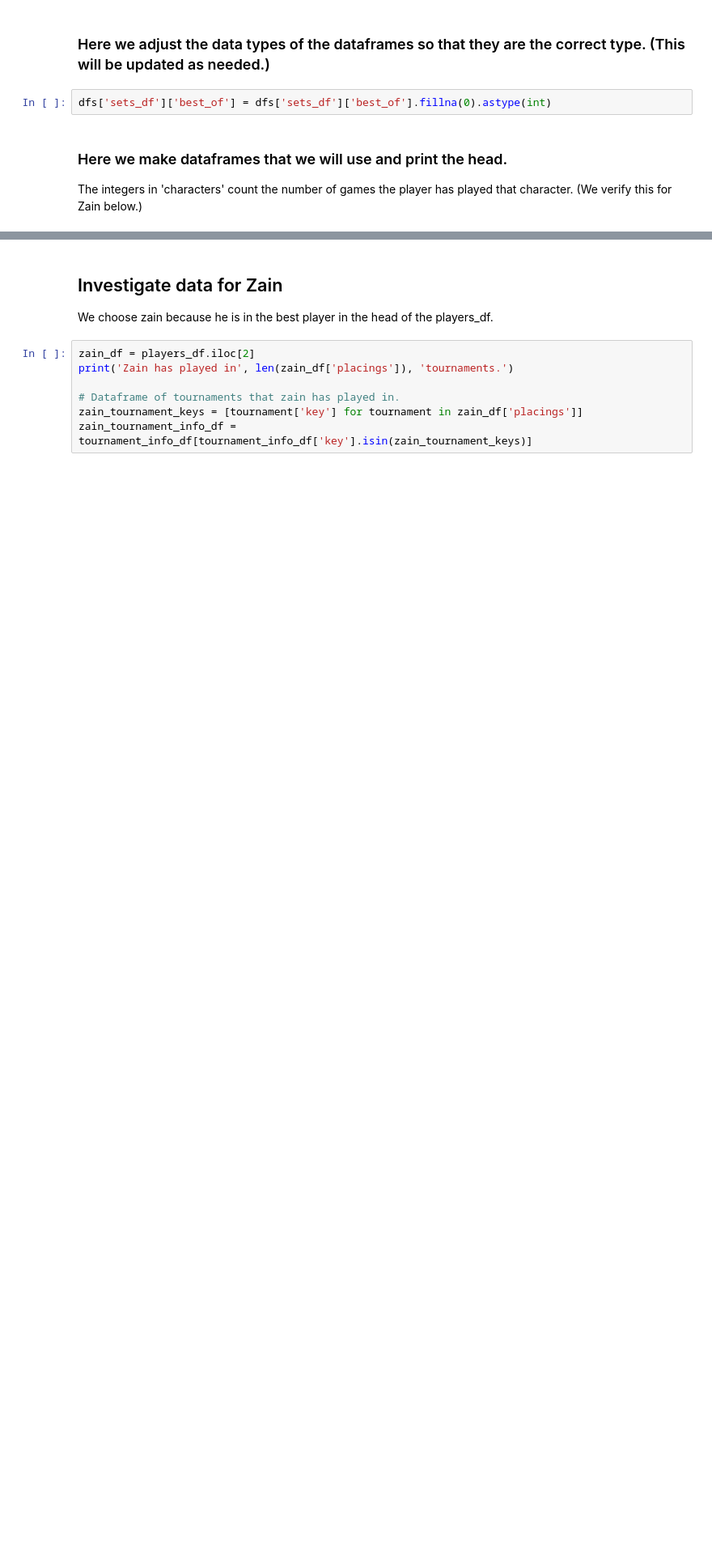
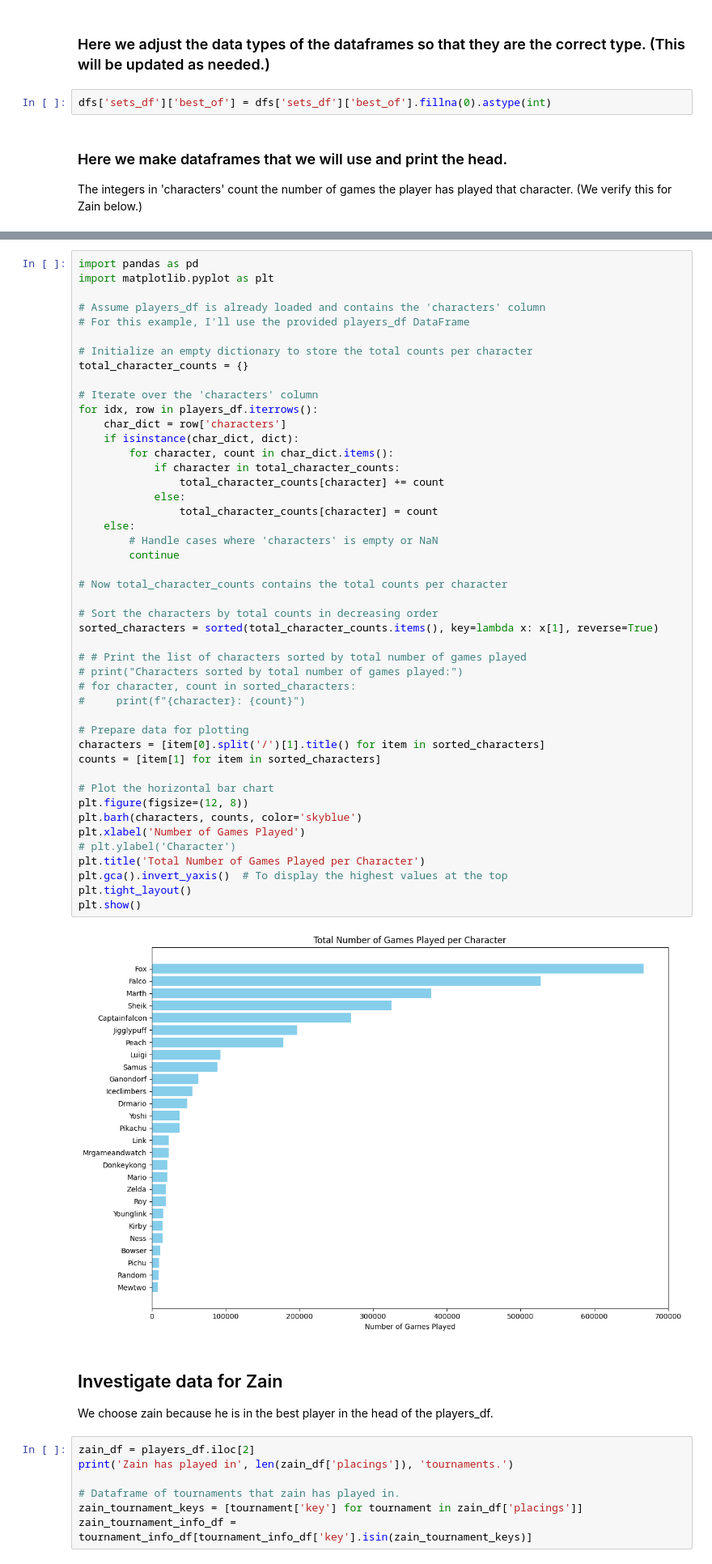
Before and after one commit to jjaw89/fall-2024-smash-melee-top-8-prediction, a Jupyter notebook: data_exploration/jaspar_data_exploration.ipynb, the cells around one changed output, grey strips where cells are left out. Shown: that part at 81% size. Drawn from its saved outputs; the diff is of its cells as text; blank space fills up the shorter version.

Commit message:
Cleaned up my data_exploration notebook.

```diff
--- a/data_exploration/jaspar_data_exploration.ipynb
+++ b/data_exploration/jaspar_data_exploration.ipynb
@@ -121,3 +183,51 @@ print(tournament_info_df.loc[n]['placings'])
+# %%
+import pandas as pd
+import matplotlib.pyplot as plt
+
+# Assume players_df is already loaded and contains the 'characters' column
+# For this example, I'll use the provided players_df DataFrame
+
+# Initialize an empty dictionary to store the total counts per character
+total_character_counts = {}
+
+# Iterate over the 'characters' column
+for idx, row in players_df.iterrows():
+    char_dict = row['characters']
+    if isinstance(char_dict, dict):
+        for character, count in char_dict.items():
+            if character in total_character_counts:
+                total_character_counts[character] += count
+            else:
+                total_character_counts[character] = count
+    else:
+        # Handle cases where 'characters' is empty or NaN
+        continue
+
+# Now total_character_counts contains the total counts per character
+
+# Sort the characters by total counts in decreasing order
+sorted_characters = sorted(total_character_counts.items(), key=lambda x: x[1], reverse=True)
+
+# # Print the list of characters sorted by total number of games played
+# print("Characters sorted by total number of games played:")
+# for character, count in sorted_characters:
+#     print(f"{character}: {count}")
+
+# Prepare data for plotting
+characters = [item[0].split('/')[1].title() for item in sorted_characters]
+counts = [item[1] for item in sorted_characters]
+
+# Plot the horizontal bar chart
+plt.figure(figsize=(12, 8))
+plt.barh(characters, counts, color='skyblue')
+plt.xlabel('Number of Games Played')
+# plt.ylabel('Character')
+plt.title('Total Number of Games Played per Character')
+plt.gca().invert_yaxis()  # To display the highest values at the top
+plt.tight_layout()
+plt.show()
+# %% [output]
+[figure, added]
 # %% [markdown]
 ## Investigate data for Zain
 We choose zain because he is in the best player in the head of the players_df.
```
Also changed, not shown: parts of 31 cells of this notebook, 9 other files.
